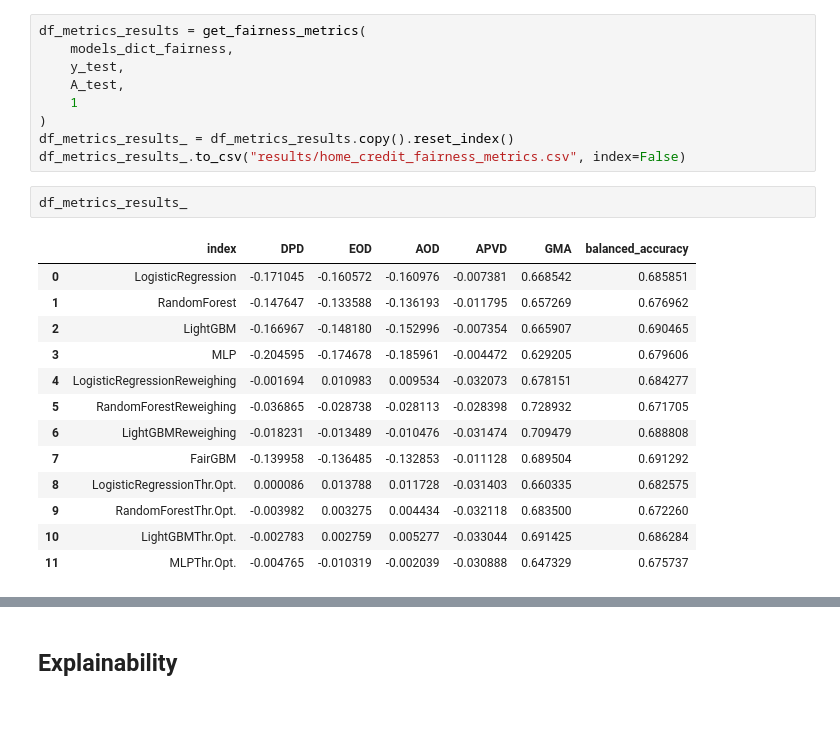
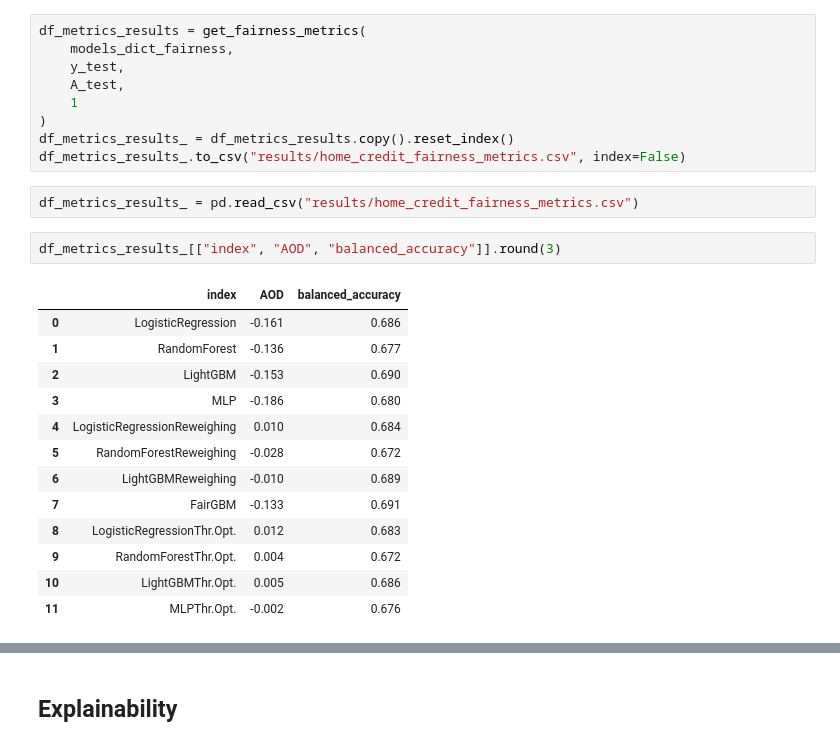
Before and after one commit to hiaac-finance/credit_pipeline, a Jupyter notebook: examples/home_credit.ipynb, the cells around one changed output, grey strips where cells are left out. Saved outputs shown, nothing was run; the diff lists cells and outputs as text; blank space fills up the shorter version.

```diff
--- a/examples/home_credit.ipynb
+++ b/examples/home_credit.ipynb
@@ -368,19 +368,21 @@ df_metrics_results = get_fairness_metrics(
 )
 df_metrics_results_ = df_metrics_results.copy().reset_index()
 df_metrics_results_.to_csv("results/home_credit_fairness_metrics.csv", index=False)
-# %%
-df_metrics_results_
-# %% [output]
-|  | index | DPD | EOD | AOD | APVD | GMA | balanced_accuracy |
-| 0 | LogisticRegression | -0.171045 | -0.160572 | -0.160976 | -0.007381 | 0.668542 | 0.685851 |
-| 1 | RandomForest | -0.147647 | -0.133588 | -0.136193 | -0.011795 | 0.657269 | 0.676962 |
-| 2 | LightGBM | -0.166967 | -0.148180 | -0.152996 | -0.007354 | 0.665907 | 0.690465 |
-| 3 | MLP | -0.204595 | -0.174678 | -0.185961 | -0.004472 | 0.629205 | 0.679606 |
-| 4 | LogisticRegressionReweighing | -0.001694 | 0.010983 | 0.009534 | -0.032073 | 0.678151 | 0.684277 |
-| 5 | RandomForestReweighing | -0.036865 | -0.028738 | -0.028113 | -0.028398 | 0.728932 | 0.671705 |
-| 6 | LightGBMReweighing | -0.018231 | -0.013489 | -0.010476 | -0.031474 | 0.709479 | 0.688808 |
-| 7 | FairGBM | -0.139958 | -0.136485 | -0.132853 | -0.011128 | 0.689504 | 0.691292 |
-| 8 | LogisticRegressionThr.Opt. | 0.000086 | 0.013788 | 0.011728 | -0.031403 | 0.660335 | 0.682575 |
-| 9 | RandomForestThr.Opt. | -0.003982 | 0.003275 | 0.004434 | -0.032118 | 0.683500 | 0.672260 |
-| 10 | LightGBMThr.Opt. | -0.002783 | 0.002759 | 0.005277 | -0.033044 | 0.691425 | 0.686284 |
-| 11 | MLPThr.Opt. | -0.004765 | -0.010319 | -0.002039 | -0.030888 | 0.647329 | 0.675737 |
+# %%
+df_metrics_results_ = pd.read_csv("results/home_credit_fairness_metrics.csv")
+# %%
+df_metrics_results_[["index", "AOD", "balanced_accuracy"]].round(3)
+# %% [output]
+|  | index | AOD | balanced_accuracy |
+| 0 | LogisticRegression | -0.161 | 0.686 |
+| 1 | RandomForest | -0.136 | 0.677 |
+| 2 | LightGBM | -0.153 | 0.690 |
+| 3 | MLP | -0.186 | 0.680 |
+| 4 | LogisticRegressionReweighing | 0.010 | 0.684 |
+| 5 | RandomForestReweighing | -0.028 | 0.672 |
+| 6 | LightGBMReweighing | -0.010 | 0.689 |
+| 7 | FairGBM | -0.133 | 0.691 |
+| 8 | LogisticRegressionThr.Opt. | 0.012 | 0.683 |
+| 9 | RandomForestThr.Opt. | 0.004 | 0.672 |
+| 10 | LightGBMThr.Opt. | 0.005 | 0.686 |
+| 11 | MLPThr.Opt. | -0.002 | 0.676 |
```
Also changed, not shown: parts of 2 cells of this notebook, 2 other files.
